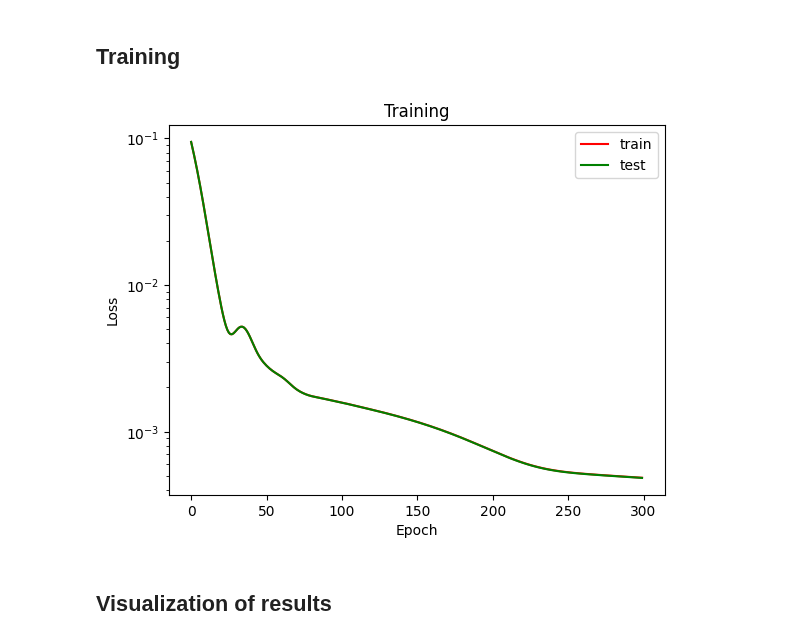
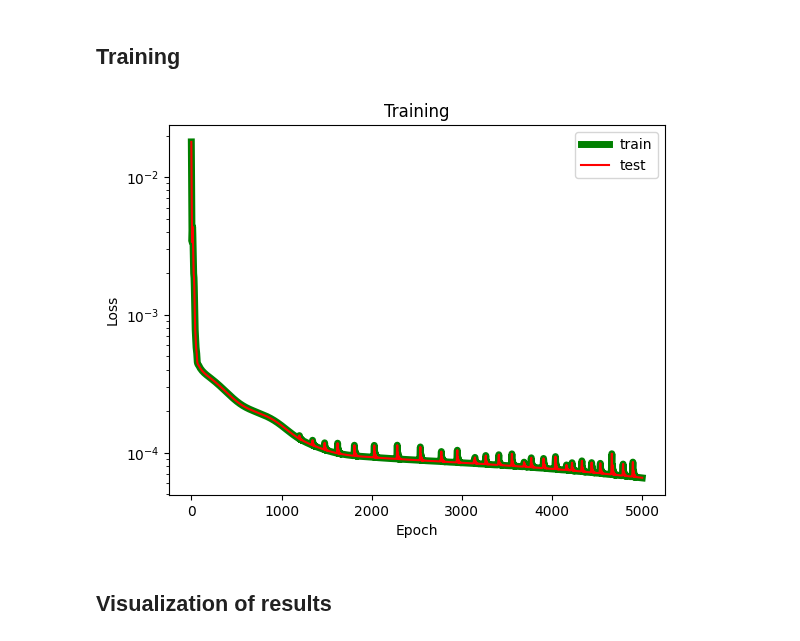
Before and after one commit to meyer-nils/numerical_examples, a Jupyter notebook: plate_hole_2d/ElliCHANGEDtorch.ipynb, the cells around one changed output. Cells and saved outputs as stored; diff of their text form; code cells hidden in the pictures.

```diff
--- a/plate_hole_2d/ElliCHANGEDtorch.ipynb
+++ b/plate_hole_2d/ElliCHANGEDtorch.ipynb
@@ -64,7 +64,7 @@ def create_collocation_points(Re_x, Re_y, L, N):
     points = points[(((points[:,0] ** 2)/(Re_x**2)) + ((points[:,1] ** 2)/(Re_y**2))) > 1]
     x_collocation = torch.tensor(points[:,0], requires_grad=True).float()
     y_collocation = torch.tensor(points[:,1], requires_grad=True).float()
-    return x_collocation, y_collocation
+    return [x_collocation, y_collocation]
 
 def set_boundaries(Re_x, Re_y, L, N):
     # Boundaries
@@ -84,7 +84,6 @@ def set_boundaries(Re_x, Re_y, L, N):
     x_hole = torch.tensor(Re_x * np.cos(phi), requires_grad=True).float()
     y_hole = torch.tensor(Re_y * np.sin(phi), requires_grad=True).float()
 
-    #Frage an Nils: für was n_hole??
     n_hole = torch.tensor(np.stack([-np.cos(phi), -np.sin(phi)]).T).float()
 
     print("number of points right boundary", N)
@@ -92,25 +91,24 @@ def set_boundaries(Re_x, Re_y, L, N):
     print("number of points bottom boundary", ceil(N*(1-Re_x)))
     return [x_top, y_top, x_right, y_right, x_left, y_left, x_bottom, y_bottom, x_hole, y_hole, n_hole]
 
-def plot_plate_with_hole(x_collo, y_collo,x_top, y_top, x_right, y_right, x_left, y_left, x_bottom, y_bottom, x_hole, y_hole):
+def plot_plate_with_hole(x_collo, y_collo, boundary_points):
     # Visualize geometry (Dirichlet blue, Neumann red)
     plt.plot(x_collo.detach(), y_collo.detach(), ".k")
-    plt.plot(x_top.detach(), y_top.detach(), ".r")
-    plt.plot(x_bottom, y_bottom, ".g")
-    plt.plot(x_left, y_left, ".b")
-    plt.plot(x_right, y_right, ".b")
-    t = np.linspace(0, 0.5*pi, N)
-    plt.plot(x_hole.detach(), y_hole.detach(), ".r")
+    plt.plot(boundary_points[0].detach(), boundary_points[1].detach(), ".r")
+    plt.plot(boundary_points[6], boundary_points[7], ".g")
+    plt.plot(boundary_points[4], boundary_points[5], ".b")
+    plt.plot(boundary_points[2], boundary_points[3], ".b")
+    plt.plot(boundary_points[8].detach(), boundary_points[9].detach(), ".r")
     plt.axis("equal")
     plt.show()
 
 Re_xnew, Re_ynew = create_ellipse(Re_x,SuAr, L)
 plot_quarter_elli(Re_xnew, Re_ynew)
-x_collo_train, y_collo_train = create_collocation_points(Re_xnew, Re_ynew, L, N)
-x_collo_test, y_collo_test = create_collocation_points(Re_xnew, Re_ynew, L, N)
-x_top, y_top, x_right, y_right, x_left, y_left, x_bottom, y_bottom, x_hole, y_hole, n_hole = set_boundaries(Re_xnew, Re_ynew, L, N)
-plot_plate_with_hole(x_collo_train, y_collo_train, x_top, y_top, x_right, y_right, x_left, y_left, x_bottom, y_bottom, x_hole, y_hole)
-plot_plate_with_hole(x_collo_test, y_collo_test, x_top, y_top, x_right, y_right, x_left, y_left, x_bottom, y_bottom, x_hole, y_hole)
+collo_train_points = create_collocation_points(Re_xnew, Re_ynew, L, N)
+collo_test_points = create_collocation_points(Re_xnew, Re_ynew, L, N*2)
+boundary_points = set_boundaries(Re_xnew, Re_ynew, L, N)
+plot_plate_with_hole(*collo_train_points, boundary_points[:-1])
+plot_plate_with_hole(*collo_test_points, boundary_points[:-1])
 # %% [output]
 radius x-axis:  0.3
 radius y-axis:  0.8333333333333334
@@ -237,32 +235,32 @@ def compute_loss(net,x_collo, y_collo,x_top, y_top, x_right, y_right, x_left, y_
 # %%
 net = Net()
 train_data = []
 test_data = []
 
 optimizer = torch.optim.Adam(net.parameters(), lr=0.001)
-for epoch in range(300):
+for epoch in range(5000):
     optimizer.zero_grad()
-    loss = compute_loss(net, x_collo_train, y_collo_train, x_top, y_top, x_right, y_right, x_left, y_left, x_bottom, y_bottom, x_hole, y_hole, n_hole)
-    loss2 = compute_loss(net, x_collo_test, y_collo_test, x_top, y_top, x_right, y_right, x_left, y_left, x_bottom, y_bottom, x_hole, y_hole, n_hole)
-    loss.backward(retain_graph=True)
+    loss_train = compute_loss(net, *collo_train_points, *boundary_points)
+    loss_test = compute_loss(net, *collo_test_points, *boundary_points)
+    loss_train.backward(retain_graph=True)
     optimizer.step()
     with torch.autograd.no_grad():
-        train_data.append(float(loss.data))
-        test_data.append(float(loss2.data))
+        train_data.append(float(loss_train.data))
+        test_data.append(float(loss_test.data))
         if(train_data[epoch] == test_data[epoch]):
             print("same data")
 
 
-plt.plot(train_data, color='r', label='train')
-plt.plot(test_data, color='g', label='test')
+plt.plot(train_data, c='g', label='train', linewidth=5.0)
+plt.plot(test_data, c='r', label='test')
 plt.yscale("log")
 plt.title("Training")
 plt.ylabel("Loss")
 plt.xlabel("Epoch")
 plt.legend()
 plt.show()
 # %% [output]
-[figure, old version]
+[figure, new version]
 # %% [markdown]
 ## Visualization of results
 # %%
```
Also changed, not shown: parts of 4 cells of this notebook.
